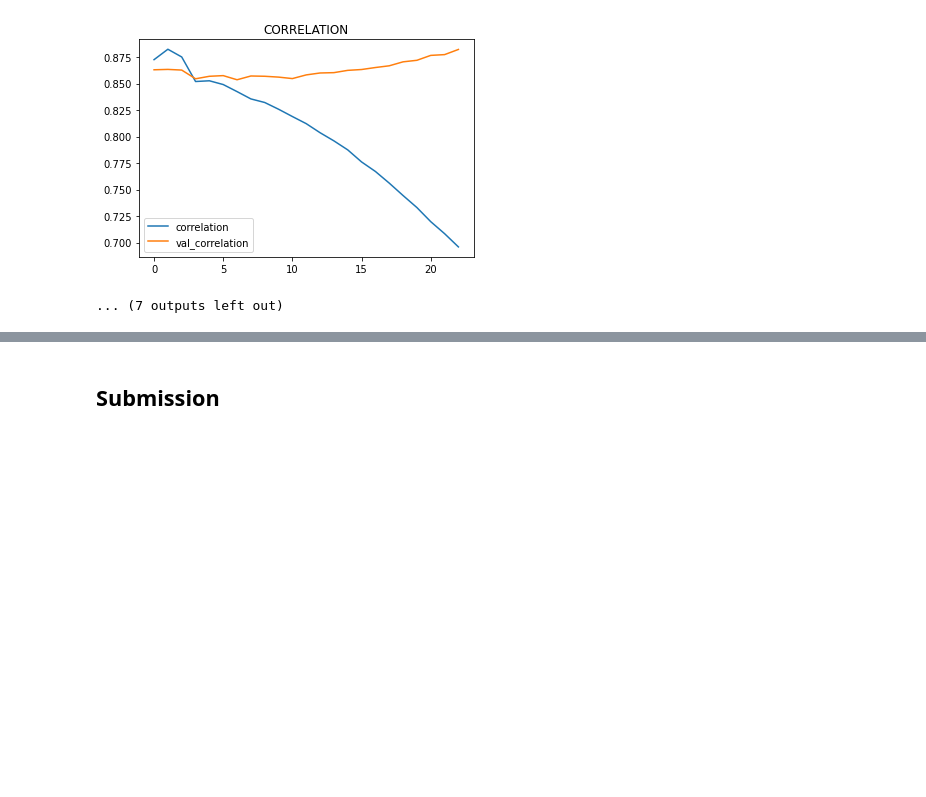
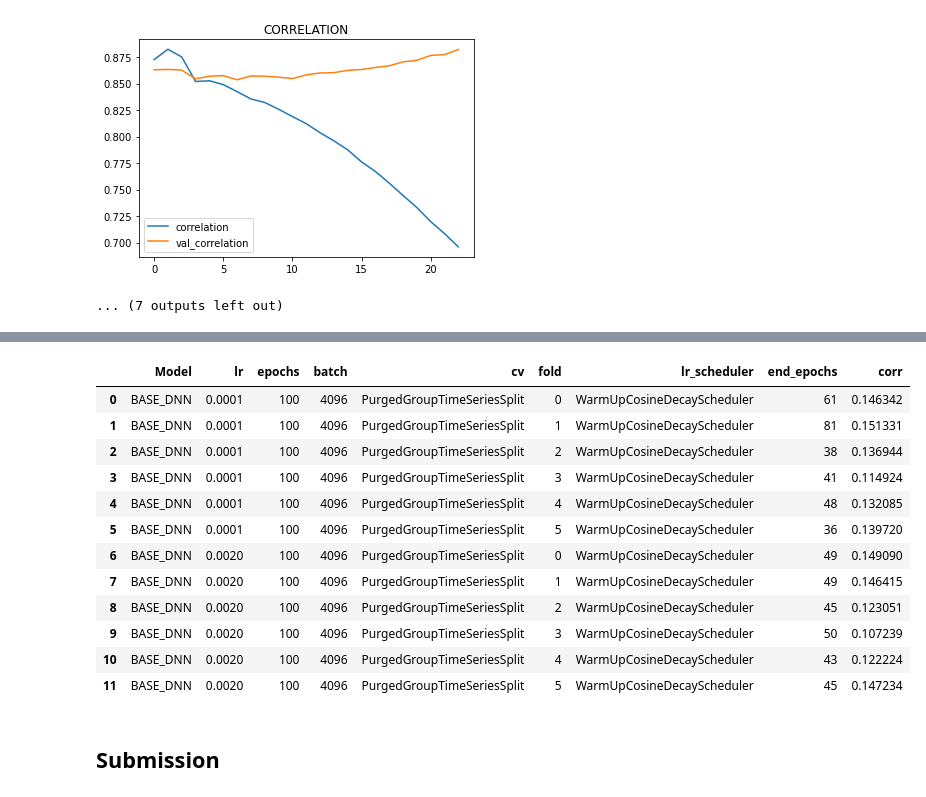
Before and after one commit to gorixer/Ubiquant_Market_Prediction, a Jupyter notebook: protos/DNN-market-prediction_1.ipynb, the cells around one changed output, grey strips where cells are left out. Saved outputs shown, nothing was run; the diff lists cells and outputs as text; code cells hidden in the pictures; blank space fills up the shorter version.

```diff
--- a/protos/DNN-market-prediction_1.ipynb
+++ b/protos/DNN-market-prediction_1.ipynb
@@ -933,3 +945,19 @@ Epoch 45/1000
+# %%
+pd.read_csv(config.output_result_path+'/result.csv')
+# %% [output]
+|  | Model | lr | epochs | batch | cv | fold | lr_scheduler | end_epochs | corr |
+| 0 | BASE_DNN | 0.0001 | 100 | 4096 | PurgedGroupTimeSeriesSplit | 0 | WarmUpCosineDecayScheduler | 61 | 0.146342 |
+| 1 | BASE_DNN | 0.0001 | 100 | 4096 | PurgedGroupTimeSeriesSplit | 1 | WarmUpCosineDecayScheduler | 81 | 0.151331 |
+| 2 | BASE_DNN | 0.0001 | 100 | 4096 | PurgedGroupTimeSeriesSplit | 2 | WarmUpCosineDecayScheduler | 38 | 0.136944 |
+| 3 | BASE_DNN | 0.0001 | 100 | 4096 | PurgedGroupTimeSeriesSplit | 3 | WarmUpCosineDecayScheduler | 41 | 0.114924 |
+| 4 | BASE_DNN | 0.0001 | 100 | 4096 | PurgedGroupTimeSeriesSplit | 4 | WarmUpCosineDecayScheduler | 48 | 0.132085 |
+| 5 | BASE_DNN | 0.0001 | 100 | 4096 | PurgedGroupTimeSeriesSplit | 5 | WarmUpCosineDecayScheduler | 36 | 0.139720 |
+| 6 | BASE_DNN | 0.0020 | 100 | 4096 | PurgedGroupTimeSeriesSplit | 0 | WarmUpCosineDecayScheduler | 49 | 0.149090 |
+| 7 | BASE_DNN | 0.0020 | 100 | 4096 | PurgedGroupTimeSeriesSplit | 1 | WarmUpCosineDecayScheduler | 49 | 0.146415 |
+| 8 | BASE_DNN | 0.0020 | 100 | 4096 | PurgedGroupTimeSeriesSplit | 2 | WarmUpCosineDecayScheduler | 45 | 0.123051 |
+| 9 | BASE_DNN | 0.0020 | 100 | 4096 | PurgedGroupTimeSeriesSplit | 3 | WarmUpCosineDecayScheduler | 50 | 0.107239 |
+| 10 | BASE_DNN | 0.0020 | 100 | 4096 | PurgedGroupTimeSeriesSplit | 4 | WarmUpCosineDecayScheduler | 43 | 0.122224 |
+| 11 | BASE_DNN | 0.0020 | 100 | 4096 | PurgedGroupTimeSeriesSplit | 5 | WarmUpCosineDecayScheduler | 45 | 0.147234 |
 # %% [markdown]
 ## Submission
 # %%
```
Also changed, not shown: parts of 12 cells of this notebook.
